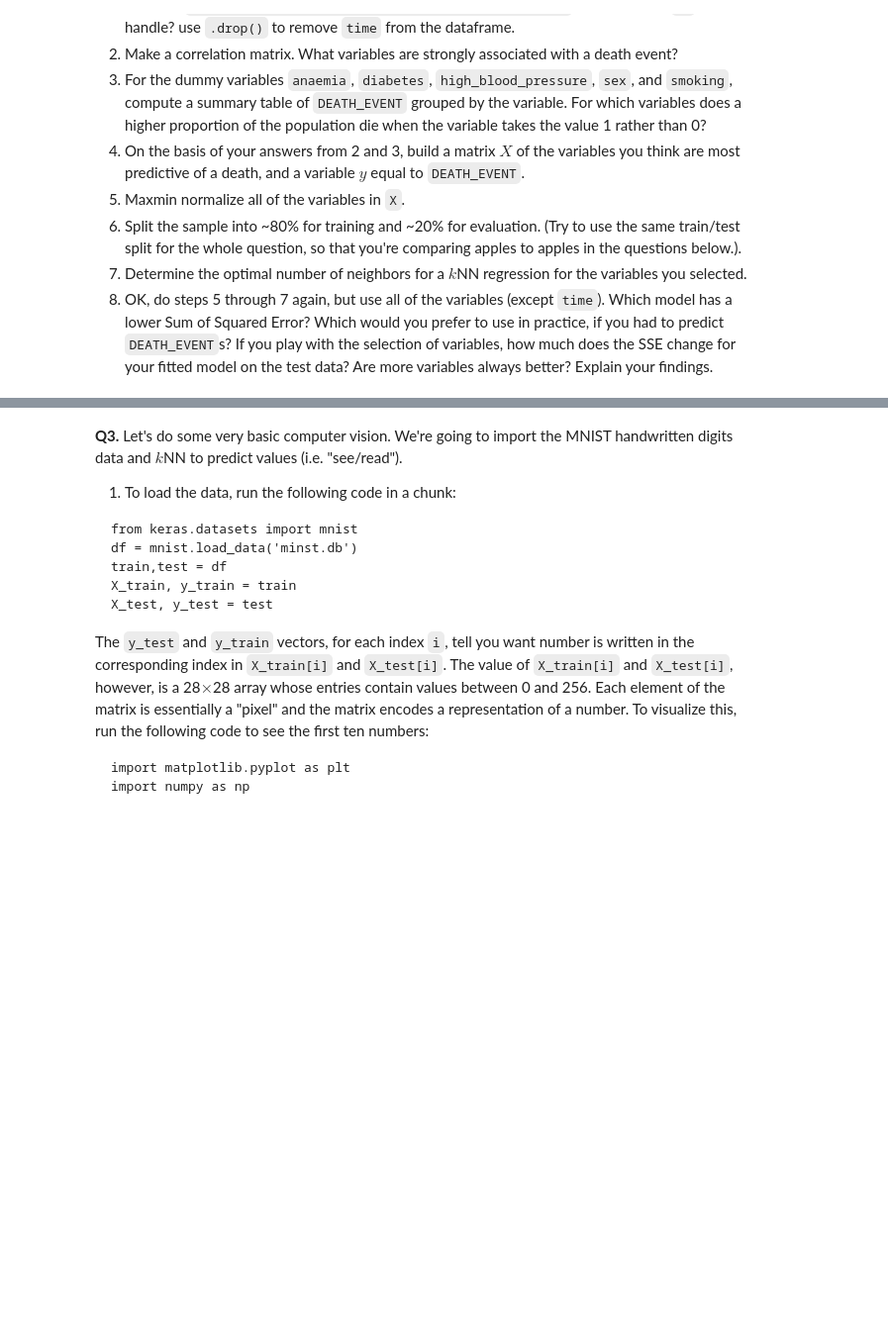
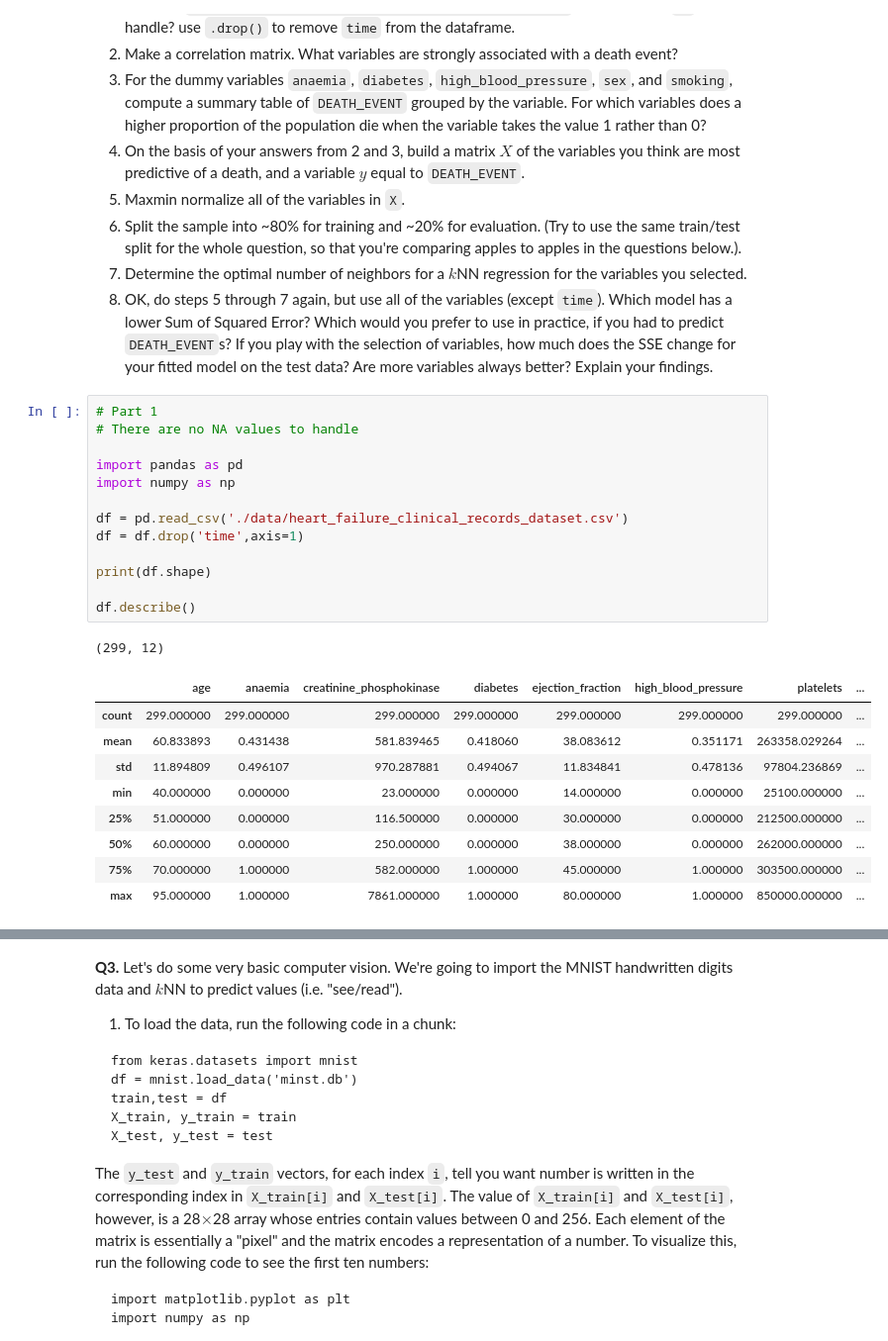
Before and after one commit to wangjalen7/DS3001_knn, a Jupyter notebook: assignment_knn.ipynb, the cells around one changed output, grey strips where cells are left out. Shown: that part at 99% size. Drawn from its saved outputs; the diff is of its cells as text; blank space fills up the shorter version.

```diff
--- a/assignment_knn.ipynb
+++ b/assignment_knn.ipynb
@@ -134,3 +134,27 @@ plt.show()
 6. Split the sample into ~80% for training and ~20% for evaluation. (Try to use the same train/test split for the whole question, so that you're comparing apples to apples in the questions below.).
 7. Determine the optimal number of neighbors for a $k$NN regression for the variables you selected.
 8. OK, do steps 5 through 7 again, but use all of the variables (except `time`). Which model has a lower Sum of Squared Error? Which would you prefer to use in practice, if you had to predict `DEATH_EVENT`s? If you play with the selection of variables, how much does the SSE change for your fitted model on the test data? Are more variables always better? Explain your findings.
+# %%
+# Part 1
+# There are no NA values to handle
+
+import pandas as pd
+import numpy as np
+
+df = pd.read_csv('./data/heart_failure_clinical_records_dataset.csv')
+df = df.drop('time',axis=1)
+
+print(df.shape)
+
+df.describe()
+# %% [output]
+(299, 12)
+|  | age | anaemia | creatinine_phosphokinase | diabetes | ejection_fraction | high_blood_pressure | platelets | ... |
+| count | 299.000000 | 299.000000 | 299.000000 | 299.000000 | 299.000000 | 299.000000 | 299.000000 | ... |
+| mean | 60.833893 | 0.431438 | 581.839465 | 0.418060 | 38.083612 | 0.351171 | 263358.029264 | ... |
+| std | 11.894809 | 0.496107 | 970.287881 | 0.494067 | 11.834841 | 0.478136 | 97804.236869 | ... |
+| min | 40.000000 | 0.000000 | 23.000000 | 0.000000 | 14.000000 | 0.000000 | 25100.000000 | ... |
+| 25% | 51.000000 | 0.000000 | 116.500000 | 0.000000 | 30.000000 | 0.000000 | 212500.000000 | ... |
+| 50% | 60.000000 | 0.000000 | 250.000000 | 0.000000 | 38.000000 | 0.000000 | 262000.000000 | ... |
+| 75% | 70.000000 | 1.000000 | 582.000000 | 1.000000 | 45.000000 | 1.000000 | 303500.000000 | ... |
+| max | 95.000000 | 1.000000 | 7861.000000 | 1.000000 | 80.000000 | 1.000000 | 850000.000000 | ... |
```
Also changed, not shown: parts of 7 cells of this notebook.
